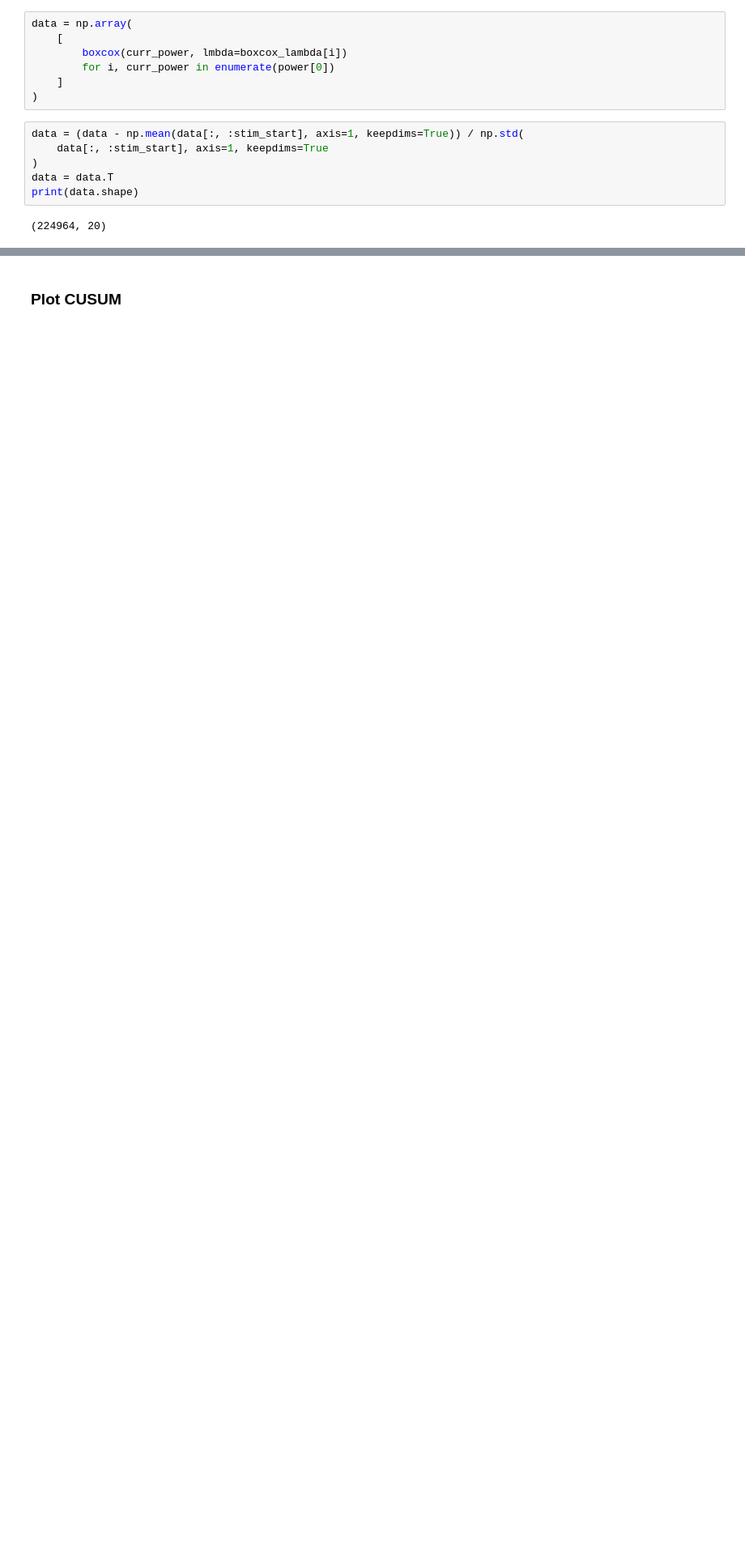
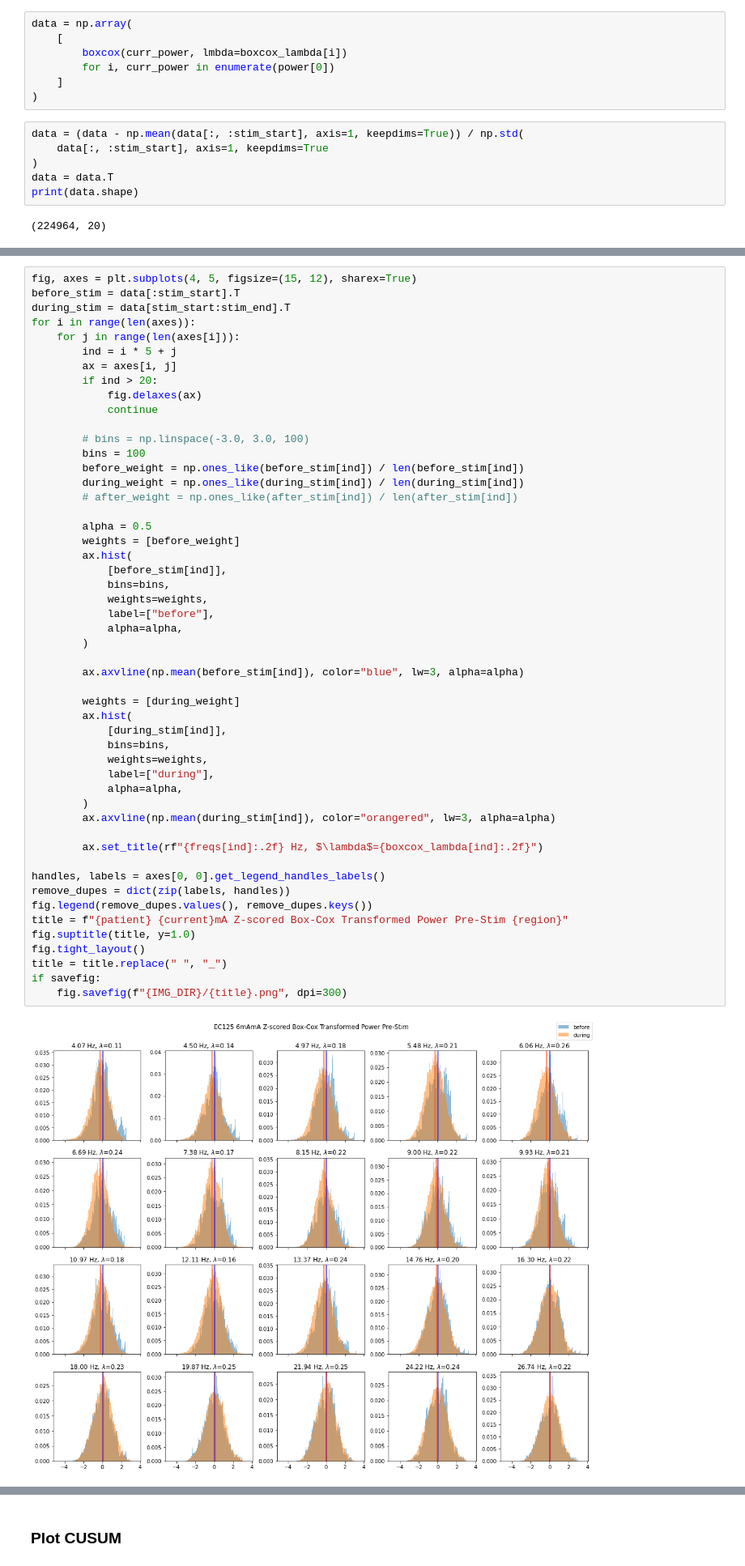
Before and after one commit to jacobyeung/mood_stimulation, a Jupyter notebook: notebooks/cusum_EC_125_6ma.ipynb, the cells around one changed output, grey strips where cells are left out. Shown at 81% size. Saved outputs shown, nothing was run; the diff lists cells and outputs as text; blank space fills up the shorter version.

```diff
--- a/notebooks/cusum_EC_125_6ma.ipynb
+++ b/notebooks/cusum_EC_125_6ma.ipynb
@@ -291,2 +414,55 @@ print(data.shape)
+# %%
+fig, axes = plt.subplots(4, 5, figsize=(15, 12), sharex=True)
+before_stim = data[:stim_start].T
+during_stim = data[stim_start:stim_end].T
+for i in range(len(axes)):
+    for j in range(len(axes[i])):
+        ind = i * 5 + j
+        ax = axes[i, j]
+        if ind > 20:
+            fig.delaxes(ax)
+            continue
+
+        # bins = np.linspace(-3.0, 3.0, 100)
+        bins = 100
+        before_weight = np.ones_like(before_stim[ind]) / len(before_stim[ind])
+        during_weight = np.ones_like(during_stim[ind]) / len(during_stim[ind])
+        # after_weight = np.ones_like(after_stim[ind]) / len(after_stim[ind])
+
+        alpha = 0.5
+        weights = [before_weight]
+        ax.hist(
+            [before_stim[ind]],
+            bins=bins,
+            weights=weights,
+            label=["before"],
+            alpha=alpha,
+        )
+
+        ax.axvline(np.mean(before_stim[ind]), color="blue", lw=3, alpha=alpha)
+
+        weights = [during_weight]
+        ax.hist(
+            [during_stim[ind]],
+            bins=bins,
+            weights=weights,
+            label=["during"],
+            alpha=alpha,
+        )
+        ax.axvline(np.mean(during_stim[ind]), color="orangered", lw=3, alpha=alpha)
+
+        ax.set_title(rf"{freqs[ind]:.2f} Hz, $\lambda$={boxcox_lambda[ind]:.2f}")
+
+handles, labels = axes[0, 0].get_legend_handles_labels()
+remove_dupes = dict(zip(labels, handles))
+fig.legend(remove_dupes.values(), remove_dupes.keys())
+title = f"{patient} {current}mA Z-scored Box-Cox Transformed Power Pre-Stim {region}"
+fig.suptitle(title, y=1.0)
+fig.tight_layout()
+title = title.replace(" ", "_")
+if savefig:
+    fig.savefig(f"{IMG_DIR}/{title}.png", dpi=300)
+# %% [output]
+[figure, added]
 # %%
 threshold = 4
```
Also changed, not shown: parts of 19 cells of this notebook.
